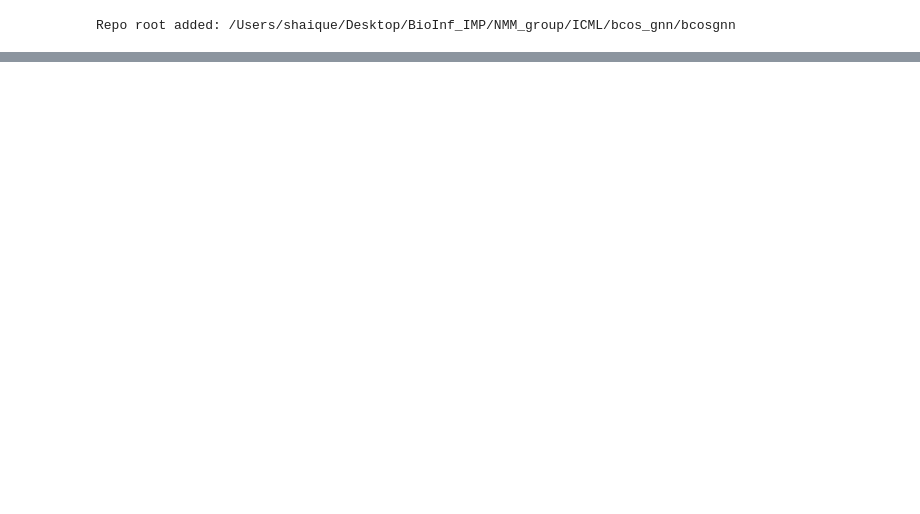
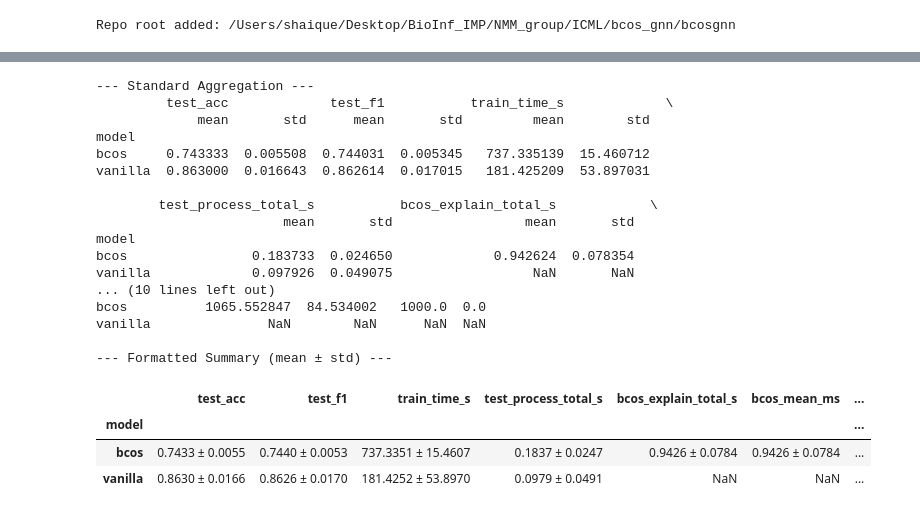
Before and after one commit to CruelMarco/bcosgnn, a Jupyter notebook: shaique_updates/codes/MNISTsp/MNSITsp.ipynb, the cells around one changed output, grey strips where cells are left out. Saved outputs shown, nothing was run; the diff lists cells and outputs as text; code cells hidden in the pictures; blank space fills up the shorter version.

```diff
--- a/shaique_updates/codes/MNISTsp/MNSITsp.ipynb
+++ b/shaique_updates/codes/MNISTsp/MNSITsp.ipynb
@@ -261,0 +1046,50 @@ KeyboardInterrupt:
+# %%
+import pandas as pd
+
+# 1. Standard Aggregation (Returns a DataFrame with separate mean and std columns)
+
+# Select only numeric columns and drop 'seed' since its mean/std isn't meaningful
+numeric_cols = results_df.select_dtypes(include=['number']).columns.drop('seed', errors='ignore')
+
+# Group by the 'model' column and calculate both mean and standard deviation
+summary_df = results_df.groupby('model')[numeric_cols].agg(['mean', 'std'])
+
+print("--- Standard Aggregation ---")
+print(summary_df)
+
+
+# ---------------------------------------------------------
+# 2. String Formatting (Returns a clean "mean ± std" table)
+
+def format_mean_std(x):
+    # Check if the column is entirely NaN (like the bcos metrics for the vanilla model)
+    if x.isna().all():
+        return "NaN"
+    return f"{x.mean():.4f} ± {x.std():.4f}"
+
+formatted_summary_df = results_df.groupby('model')[numeric_cols].agg(format_mean_std)
+
+print("\n--- Formatted Summary (mean ± std) ---")
+formatted_summary_df
+# %% [output]
+--- Standard Aggregation ---
+         test_acc             test_f1           train_time_s             \
+             mean       std      mean       std         mean        std
+model
+bcos     0.743333  0.005508  0.744031  0.005345   737.335139  15.460712
+vanilla  0.863000  0.016643  0.862614  0.017015   181.425209  53.897031
+
+        test_process_total_s           bcos_explain_total_s            \
+                        mean       std                 mean       std
+model
+bcos                0.183733  0.024650             0.942624  0.078354
+vanilla             0.097926  0.049075                  NaN       NaN
+... (10 lines left out)
+bcos          1065.552847  84.534002   1000.0  0.0
+vanilla               NaN        NaN      NaN  NaN
+
+--- Formatted Summary (mean ± std) ---
+|  | test_acc | test_f1 | train_time_s | test_process_total_s | bcos_explain_total_s | bcos_mean_ms | ... |
+| model |  |  |  |  |  |  | ... |
+| bcos | 0.7433 ± 0.0055 | 0.7440 ± 0.0053 | 737.3351 ± 15.4607 | 0.1837 ± 0.0247 | 0.9426 ± 0.0784 | 0.9426 ± 0.0784 | ... |
+| vanilla | 0.8630 ± 0.0166 | 0.8626 ± 0.0170 | 181.4252 ± 53.8970 | 0.0979 ± 0.0491 | NaN | NaN | ... |
```
Also changed, not shown: parts of 21 cells of this notebook, 26 other files.
